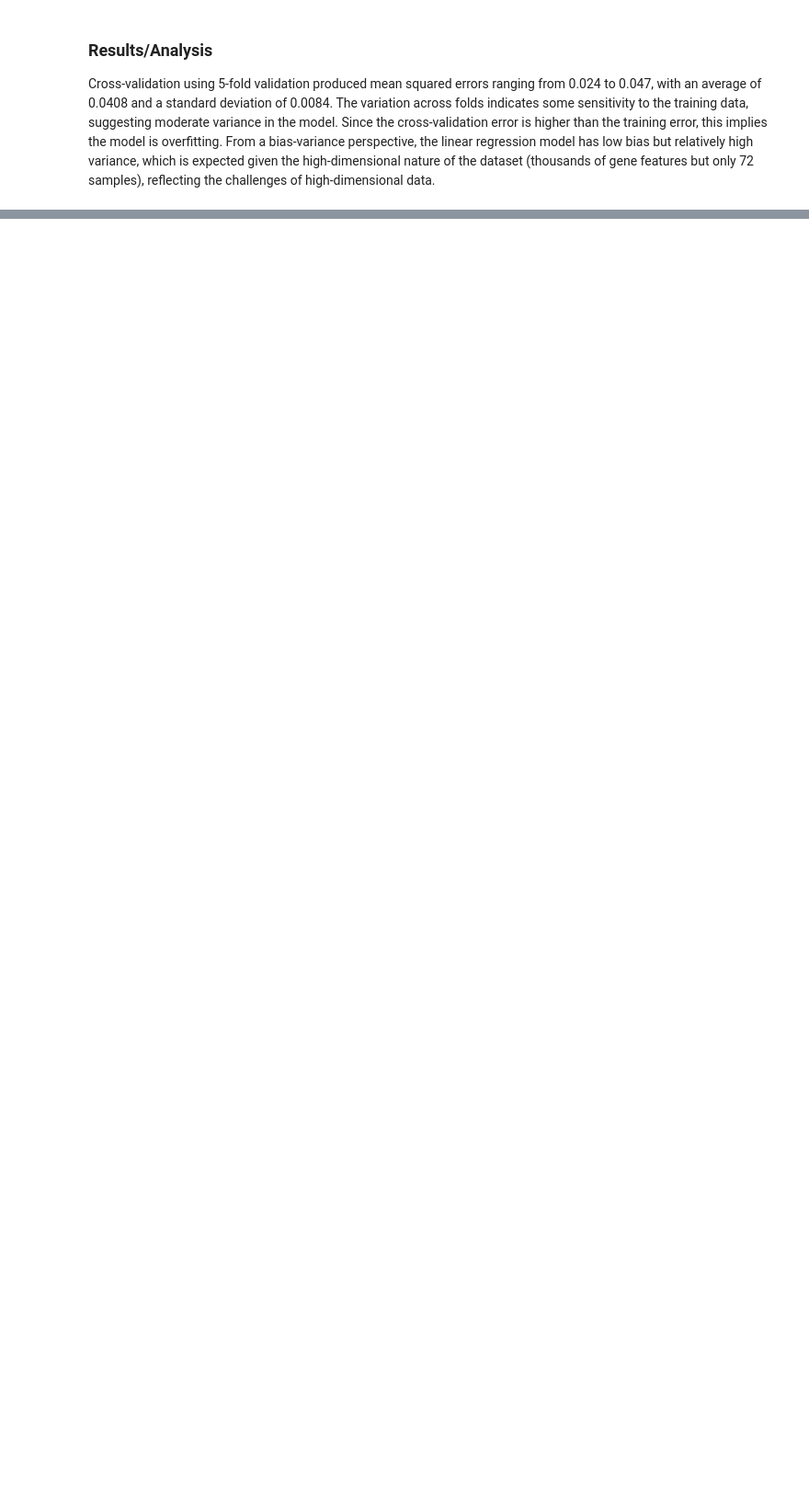
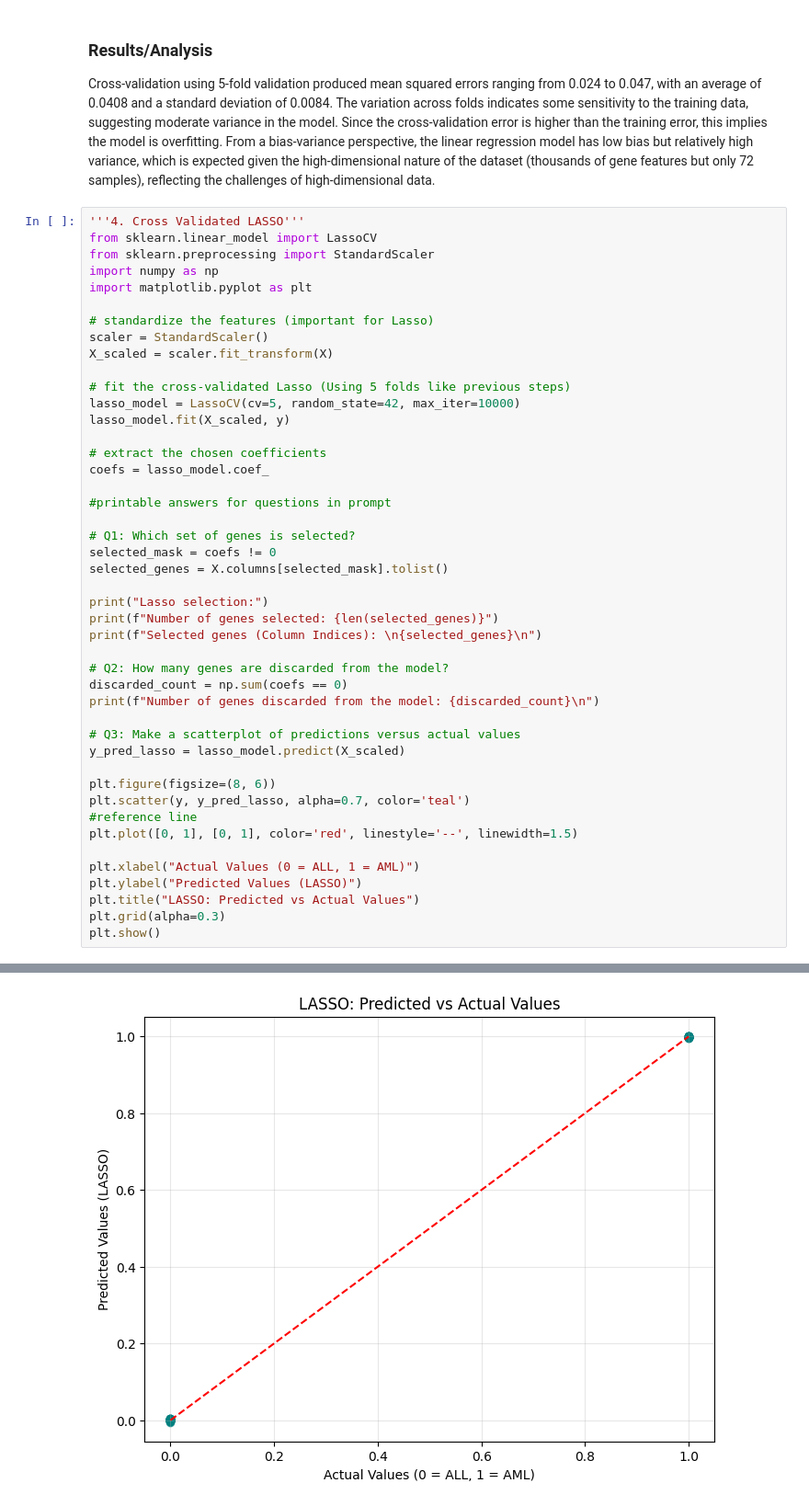
Before and after one commit to aerau05/ds3001proj, a Jupyter notebook: genomics_lab.ipynb, the cells around one changed output, grey strips where cells are left out. Shown at 92% size. Cells and saved outputs as stored; diff of their text form; blank space fills up the shorter version.

Commit message:
Created using Colab - answering Q4

```diff
--- a/genomics_lab.ipynb
+++ b/genomics_lab.ipynb
@@ -103,3 +103,49 @@ Std Dev of CV MSE: 0.008410508351139125
 # %% [markdown]
 ### Results/Analysis
 Cross-validation using 5-fold validation produced mean squared errors ranging from 0.024 to 0.047, with an average of 0.0408 and a standard deviation of 0.0084. The variation across folds indicates some sensitivity to the training data, suggesting moderate variance in the model. Since the cross-validation error is higher than the training error, this implies the model is overfitting. From a bias-variance perspective, the linear regression model has low bias but relatively high variance, which is expected given the high-dimensional nature of the dataset (thousands of gene features but only 72 samples), reflecting the challenges of high-dimensional data.
+# %%
+'''4. Cross Validated LASSO'''
+from sklearn.linear_model import LassoCV
+from sklearn.preprocessing import StandardScaler
+import numpy as np
+import matplotlib.pyplot as plt
+
+# standardize the features (important for Lasso)
+scaler = StandardScaler()
+X_scaled = scaler.fit_transform(X)
+
+# fit the cross-validated Lasso (Using 5 folds like previous steps)
+lasso_model = LassoCV(cv=5, random_state=42, max_iter=10000)
+lasso_model.fit(X_scaled, y)
+
+# extract the chosen coefficients
+coefs = lasso_model.coef_
+
+#printable answers for questions in prompt
+
+# Q1: Which set of genes is selected?
+selected_mask = coefs != 0
+selected_genes = X.columns[selected_mask].tolist()
+
+print("Lasso selection:")
+print(f"Number of genes selected: {len(selected_genes)}")
+print(f"Selected genes (Column Indices): \n{selected_genes}\n")
+
+# Q2: How many genes are discarded from the model?
+discarded_count = np.sum(coefs == 0)
+print(f"Number of genes discarded from the model: {discarded_count}\n")
+
+# Q3: Make a scatterplot of predictions versus actual values
+y_pred_lasso = lasso_model.predict(X_scaled)
+
+plt.figure(figsize=(8, 6))
+plt.scatter(y, y_pred_lasso, alpha=0.7, color='teal')
+#reference line
+plt.plot([0, 1], [0, 1], color='red', linestyle='--', linewidth=1.5)
+
+plt.xlabel("Actual Values (0 = ALL, 1 = AML)")
+plt.ylabel("Predicted Values (LASSO)")
+plt.title("LASSO: Predicted vs Actual Values")
+plt.grid(alpha=0.3)
+plt.show()
+# %% [output]
@@ -105,0 +158 @@ Cross-validation using 5-fold validation produced mean squared errors ranging fr
+[figure, added]
```
Also changed, not shown: parts of 4 cells of this notebook.
